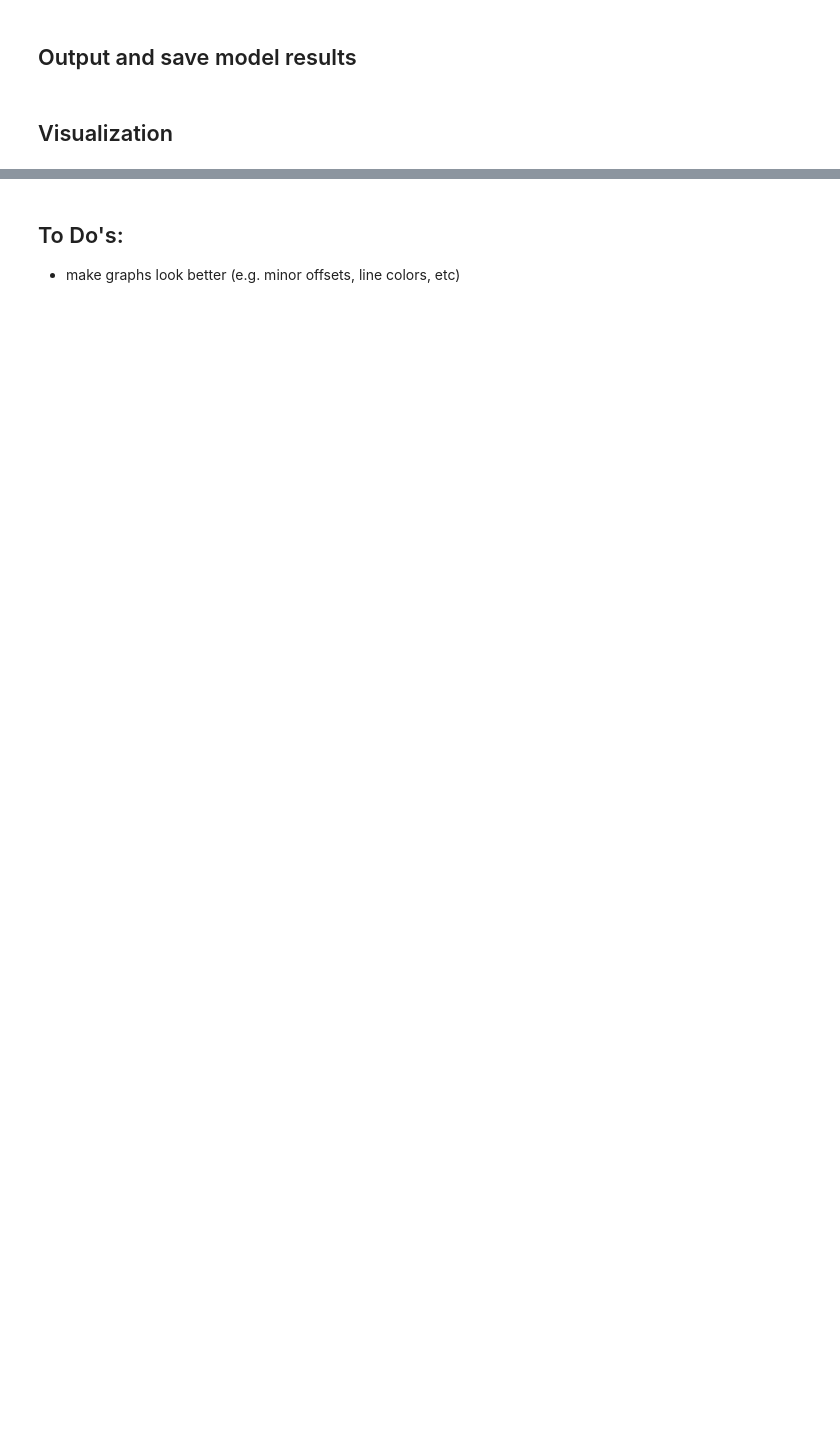
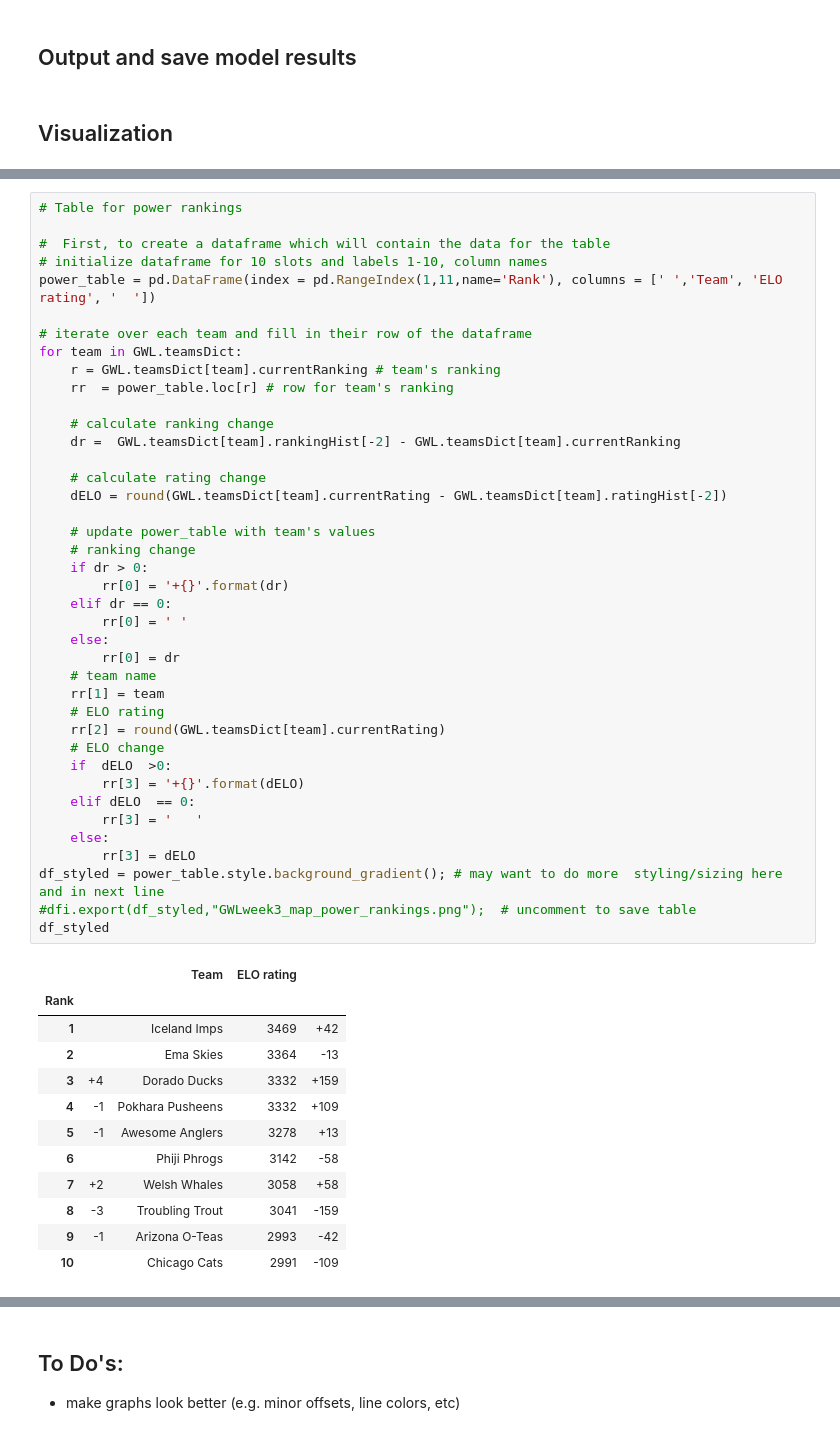
Before and after one commit to rmflemming/GWL-elo-preds, a Jupyter notebook: Notebooks/3_GWLmapscoreELO_sims.ipynb, the cells around one changed output, grey strips where cells are left out. Saved outputs shown, nothing was run; the diff lists cells and outputs as text; blank space fills up the shorter version.

```diff
--- a/Notebooks/3_GWLmapscoreELO_sims.ipynb
+++ b/Notebooks/3_GWLmapscoreELO_sims.ipynb
@@ -260,3 +279,56 @@ results = GWL.sim_mapscores(t1,t2,nsims = 10000, outfile= 'default')
+# %%
+# Table for power rankings
+
+#  First, to create a dataframe which will contain the data for the table
+# initialize dataframe for 10 slots and labels 1-10, column names
+power_table = pd.DataFrame(index = pd.RangeIndex(1,11,name='Rank'), columns = [' ','Team', 'ELO rating', '  '])
+
+# iterate over each team and fill in their row of the dataframe
+for team in GWL.teamsDict:
+    r = GWL.teamsDict[team].currentRanking # team's ranking
+    rr  = power_table.loc[r] # row for team's ranking
+
+    # calculate ranking change
+    dr =  GWL.teamsDict[team].rankingHist[-2] - GWL.teamsDict[team].currentRanking
+
+    # calculate rating change
+    dELO = round(GWL.teamsDict[team].currentRating - GWL.teamsDict[team].ratingHist[-2])
+
+    # update power_table with team's values
+    # ranking change
+    if dr > 0:
+        rr[0] = '+{}'.format(dr)
+    elif dr == 0:
+        rr[0] = ' '
+    else:
+        rr[0] = dr
+    # team name
+    rr[1] = team
+    # ELO rating
+    rr[2] = round(GWL.teamsDict[team].currentRating)
+    # ELO change
+    if  dELO  >0:
+        rr[3] = '+{}'.format(dELO)
+    elif dELO  == 0:
+        rr[3] = '   '
+    else:
+        rr[3] = dELO
+df_styled = power_table.style.background_gradient(); # may want to do more  styling/sizing here and in next line
+#dfi.export(df_styled,"GWLweek3_map_power_rankings.png");  # uncomment to save table
+df_styled
+# %% [output]
+|  |  | Team | ELO rating |  |
+| Rank |  |  |  |  |
+| 1 |  | Iceland Imps | 3469 | +42 |
+| 2 |  | Ema Skies | 3364 | -13 |
+| 3 | +4 | Dorado Ducks | 3332 | +159 |
+| 4 | -1 | Pokhara Pusheens | 3332 | +109 |
+| 5 | -1 | Awesome Anglers | 3278 | +13 |
+| 6 |  | Phiji Phrogs | 3142 | -58 |
+| 7 | +2 | Welsh Whales | 3058 | +58 |
+| 8 | -3 | Troubling Trout | 3041 | -159 |
+| 9 | -1 | Arizona O-Teas | 2993 | -42 |
+| 10 |  | Chicago Cats | 2991 | -109 |
 # %%
 # Next week match  preds table
 # Want table with columns for team 1 /2 : ELO, rank, likelihood of victory
```
Also changed, not shown: parts of 5 cells of this notebook, 1 other file.
